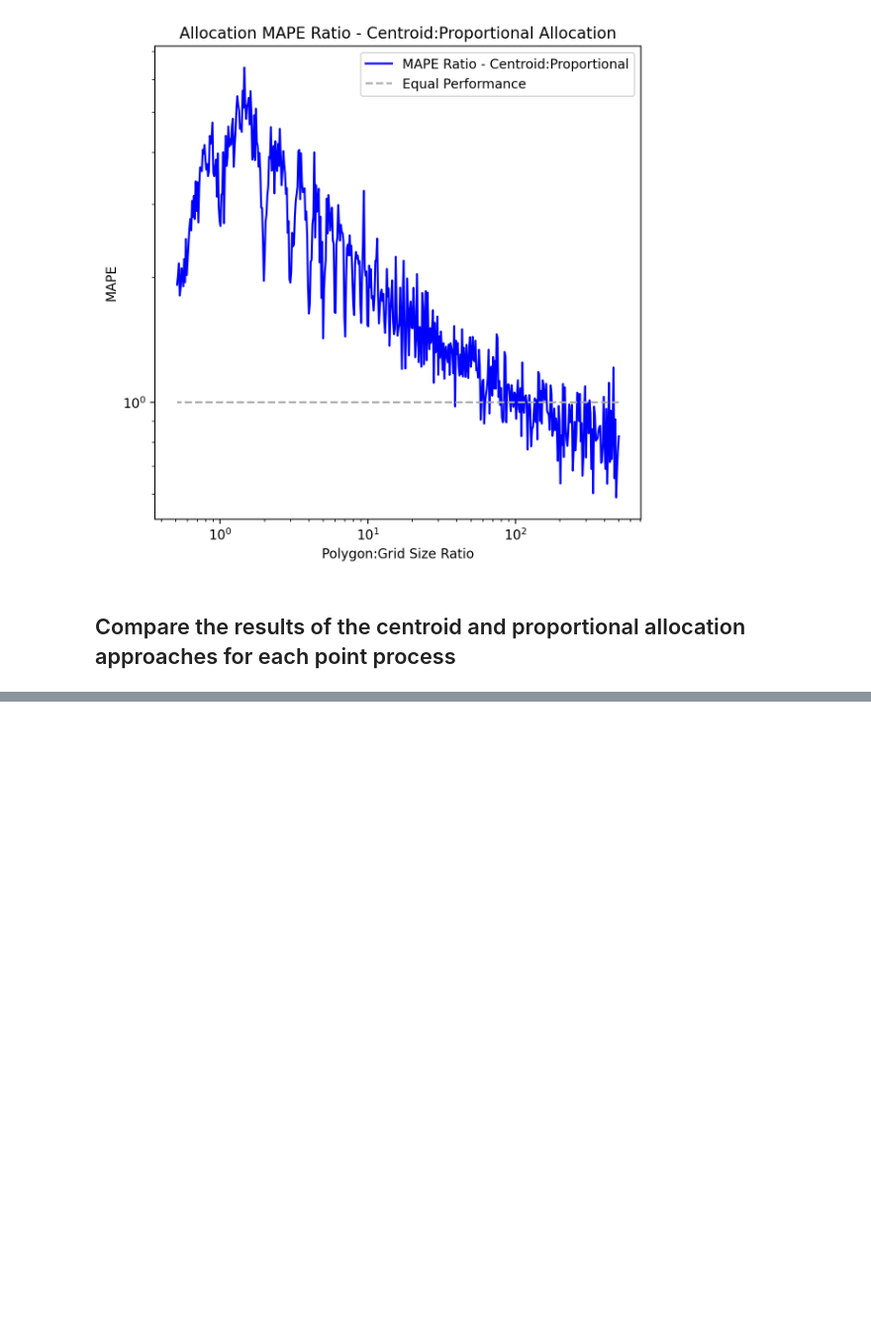
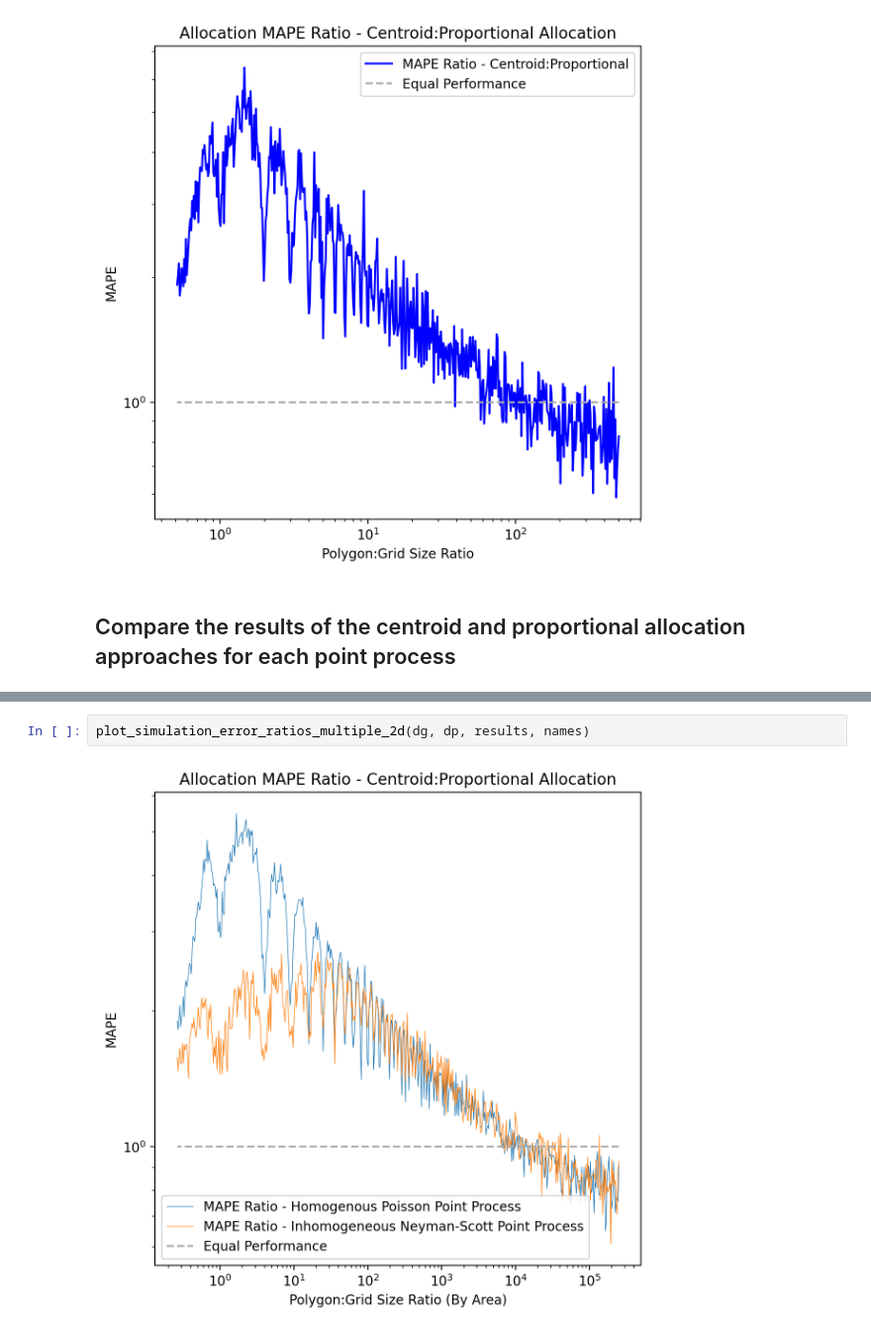
Before and after one commit to kylebradbury/proportional-allocation, a Jupyter notebook: two-d-simulation-experiments.ipynb, the cells around one changed output, grey strips where cells are left out. Shown at 99% size. Drawn from its saved outputs; the diff is of its cells as text; blank space fills up the shorter version.

```diff
--- a/two-d-simulation-experiments.ipynb
+++ b/two-d-simulation-experiments.ipynb
@@ -128,0 +134,4 @@ plot_simulation_error_ratios_multiple(dg, dp, results, names)
+# %%
+plot_simulation_error_ratios_multiple_2d(dg, dp, results, names)
+# %% [output]
+[figure, added]
```
Also changed, not shown: parts of 4 cells of this notebook, 1 other file.
